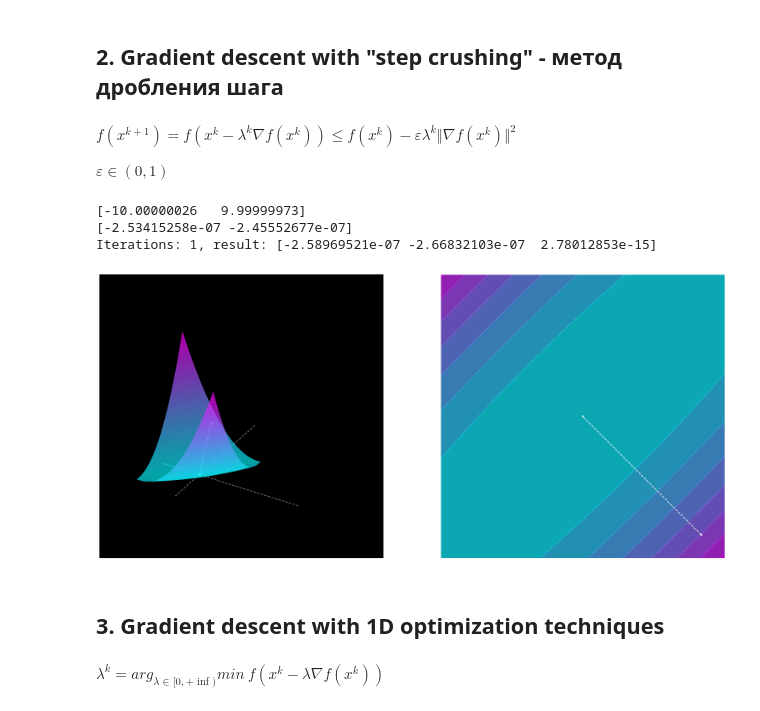
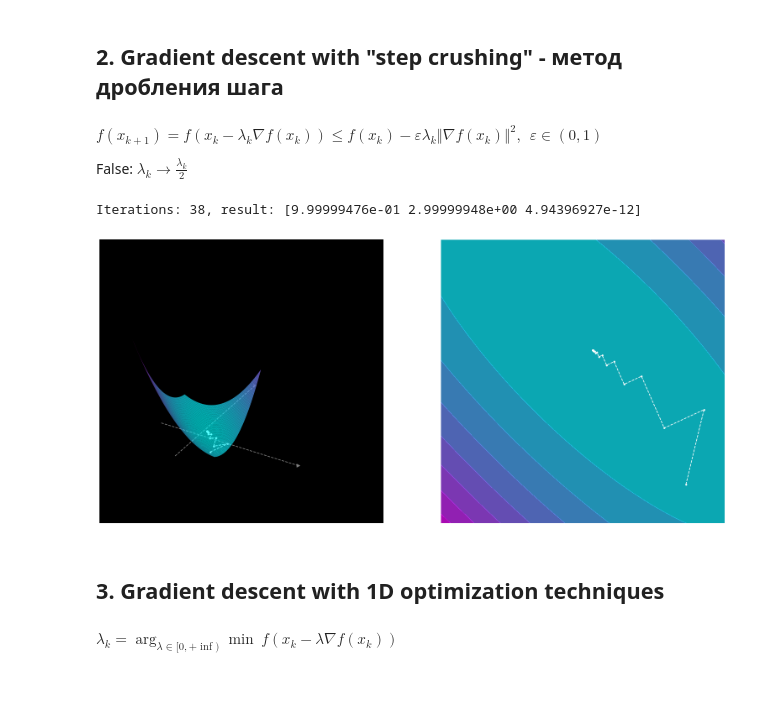
Before and after one commit to fadyat/ITMO-PROBLEMS, a Jupyter notebook: Applied-mathematics/IV semester/Solutions/lab2/solution.ipynb, the cells around one changed output. Cells and saved outputs as stored; diff of their text form; code cells hidden in the pictures.

Commit message:
fix step crushing method

```diff
--- a/Applied-mathematics/IV semester/Solutions/lab2/solution.ipynb
+++ b/Applied-mathematics/IV semester/Solutions/lab2/solution.ipynb
@@ -128,48 +132,40 @@ Iterations: 100, result: [1.32619513 1.32619513 3.51758702]
 # %% [markdown]
 ## 2. Gradient descent with "step crushing" - метод дробления шага
 # %% [markdown]
-$\displaystyle f(x^{k+1}) = f(x^k - \lambda^{k}\nabla f(x^k)) \leqslant f(x^k) - \varepsilon \lambda^{k} \Vert \nabla f(x^k) \Vert^2$
+$\displaystyle f(x_{k+1}) = f(x_k - \lambda_{k}\nabla f(x_k)) \leqslant f(x_k) - \varepsilon \lambda_{k} \Vert \nabla f(x_k) \Vert^2, \ \ \displaystyle \varepsilon \in (0, 1)$
 
-$\displaystyle \varepsilon \in (0, 1)$
+False: $\lambda_k \rightarrow \frac{\lambda_k}{2}$
 # %%
-# need fix
-
-
-
-
-
 @painter_decorator3d
 def gradient_descent_step_crushing(f, x0, learning_rate=1, tolerance=1e-6, n_iter=100, eps=0.1):
     xk = np.array([x0], dtype=float)
     fxk = f(x0)
-
-    for i in range(n_iter):
-        step = -learning_rate * gradient(f, xk[-1])
-        print(step)
+    i, lr = 0, learning_rate
+    while i < n_iter:
+        step = lr * gradient(f, xk[-1])
         if np.all(np.abs(step) < tolerance):
             break
 
-        xk1 = xk[-1] + step
+        xk1 = xk[-1] - step
         fxk1 = f(xk1)
-        if fxk1 - fxk > -eps * learning_rate * (np.linalg.norm(xk[-1], 2) ** 2):
-            learning_rate *= .5
-            i -= 1
+        if fxk1 - fxk > -eps * lr * (np.linalg.norm(gradient(f, xk[-1]), 2) ** 2):
+            lr *= .5
             continue
 
         xk = np.append(xk, np.array([xk1]), axis=0)
         fxk = fxk1
+        lr = learning_rate
+        i += 1
     return xk
 # %%
-gradient_descent_step_crushing(f3, np.array([10, -10], dtype=float), 1)
+gradient_descent_step_crushing(f2, np.array([10, -10], dtype=float), 1)
 # %% [output]
-[-10.00000026   9.99999973]
-[-2.53415258e-07 -2.45552677e-07]
-Iterations: 1, result: [-2.58969521e-07 -2.66832103e-07  2.78012853e-15]
+Iterations: 38, result: [9.99999476e-01 2.99999948e+00 4.94396927e-12]
-[figure, old version]
+[figure, new version]
 # %% [markdown]
 ## 3. Gradient descent with 1D optimization techniques
 # %% [markdown]
-$\displaystyle \lambda^k = arg_{\lambda \in [0, +\inf)} min \ f(x^k - \lambda \nabla f(x^k))$
+$\displaystyle \lambda_k = \arg_{\lambda \in [0, +\inf)} \min \ f(x_k - \lambda \nabla f(x_k))$
 # %%
 from opt_algo.opt_1d import *
 
```
Also changed, not shown: parts of 9 cells of this notebook.
